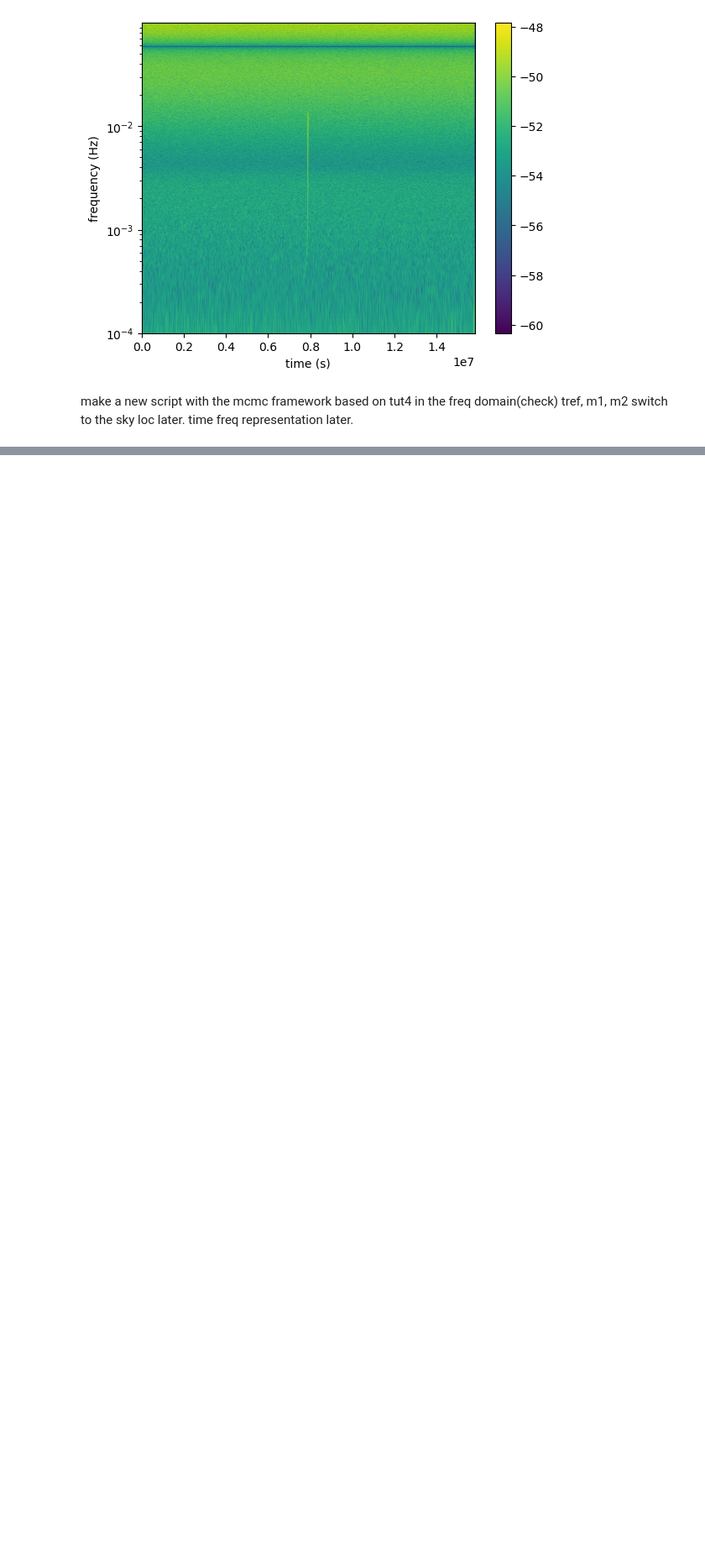
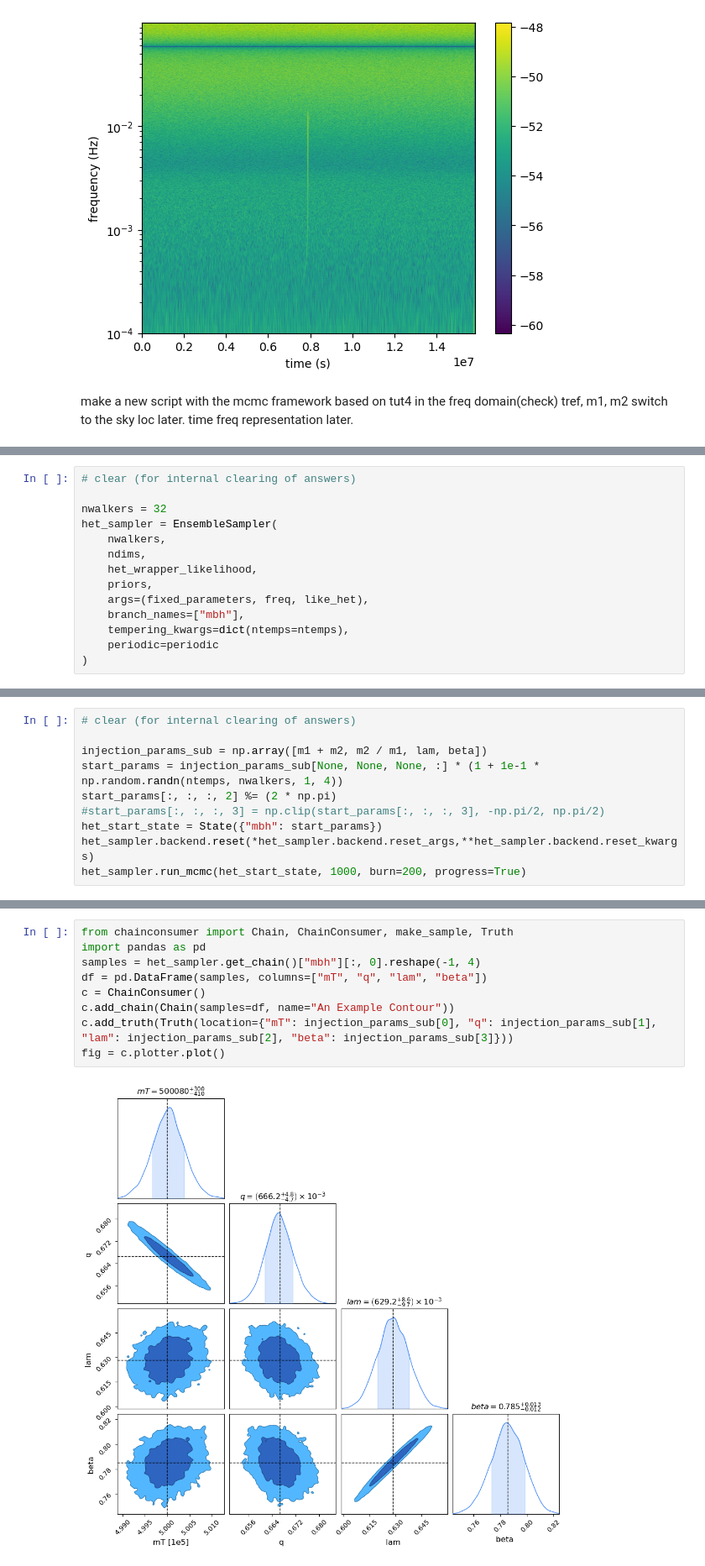
Before and after one commit to manishprasad0/LISA_Master_Thesis, a Jupyter notebook: lisa_data.ipynb, the cells around one changed output, grey strips where cells are left out. Shown: that part at 84% size. Saved outputs shown, nothing was run; the diff lists cells and outputs as text; blank space fills up the shorter version.

Commit message:
made mcmc acc to tut_4 with fixed params: mT, q, lam, beta

```diff
--- a/lisa_data.ipynb
+++ b/lisa_data.ipynb
@@ -136,0 +291,14 @@ time freq representation later.
+# %%
+# clear (for internal clearing of answers)
+
+nwalkers = 32
+het_sampler = EnsembleSampler(
+    nwalkers,
+    ndims,
+    het_wrapper_likelihood,
+    priors,
+    args=(fixed_parameters, freq, like_het),
+    branch_names=["mbh"],
+    tempering_kwargs=dict(ntemps=ntemps),
+    periodic=periodic
+)
@@ -136,0 +309,10 @@ time freq representation later.
+# %%
+# clear (for internal clearing of answers)
+
+injection_params_sub = np.array([m1 + m2, m2 / m1, lam, beta])
+start_params = injection_params_sub[None, None, None, :] * (1 + 1e-1 * np.random.randn(ntemps, nwalkers, 1, 4))
+start_params[:, :, :, 2] %= (2 * np.pi)
+#start_params[:, :, :, 3] = np.clip(start_params[:, :, :, 3], -np.pi/2, np.pi/2)
+het_start_state = State({"mbh": start_params})
+het_sampler.backend.reset(*het_sampler.backend.reset_args,**het_sampler.backend.reset_kwargs)
+het_sampler.run_mcmc(het_start_state, 1000, burn=200, progress=True)
@@ -136,0 +321,11 @@ time freq representation later.
+# %%
+from chainconsumer import Chain, ChainConsumer, make_sample, Truth
+import pandas as pd
+samples = het_sampler.get_chain()["mbh"][:, 0].reshape(-1, 4)
+df = pd.DataFrame(samples, columns=["mT", "q", "lam", "beta"])
+c = ChainConsumer()
+c.add_chain(Chain(samples=df, name="An Example Contour"))
+c.add_truth(Truth(location={"mT": injection_params_sub[0], "q": injection_params_sub[1], "lam": injection_params_sub[2], "beta": injection_params_sub[3]}))
+fig = c.plotter.plot()
+# %% [output]
+[figure, added]
```
Also changed, not shown: parts of 12 cells of this notebook, 3 other files.
